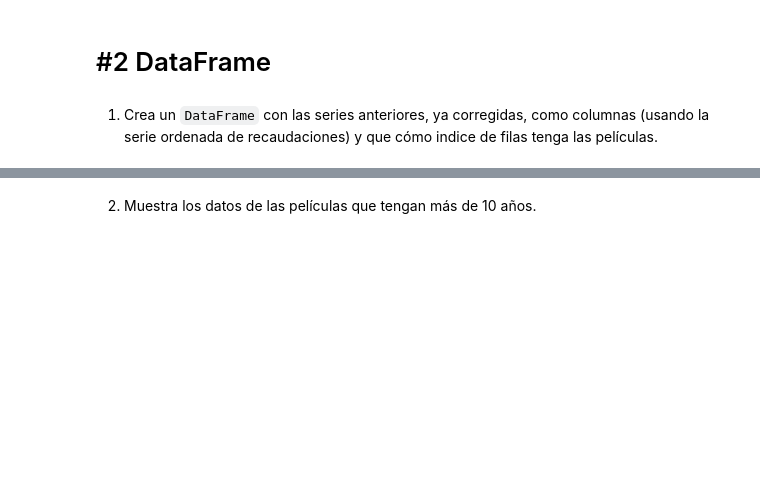
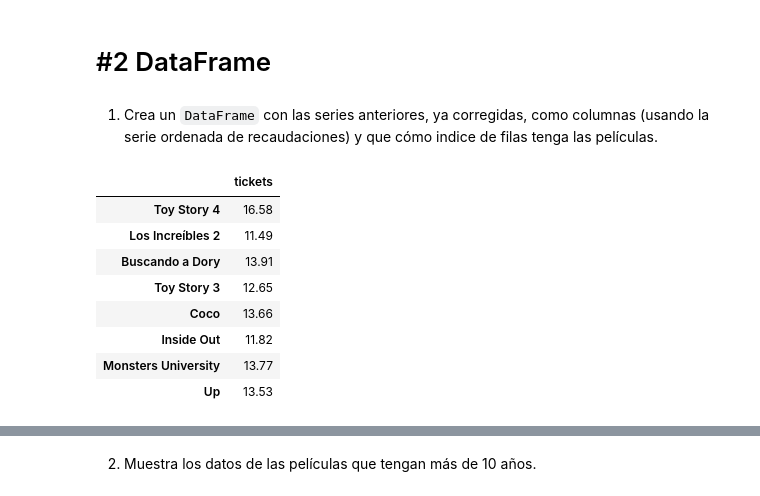
Before and after one commit to SEMAKID1312/DS-Online-Pablo-Hernandez, a Jupyter notebook: 02_Herramientas_Avanzadas/Sprint_04/Unidad_01_Pandas_I/03_Practica_Obligatoria/18_Practica_Obligatoria_Pandas_I.ipynb, the cells around one changed output, grey strips where cells are left out. Saved outputs shown, nothing was run; the diff lists cells and outputs as text; code cells hidden in the pictures; blank space fills up the shorter version.

```diff
--- a/02_Herramientas_Avanzadas/Sprint_04/Unidad_01_Pandas_I/03_Practica_Obligatoria/18_Practica_Obligatoria_Pandas_I.ipynb
+++ b/02_Herramientas_Avanzadas/Sprint_04/Unidad_01_Pandas_I/03_Practica_Obligatoria/18_Practica_Obligatoria_Pandas_I.ipynb
@@ -126,7 +158,17 @@ serie_lanzamiento.index = titulos_corregidos
 # %% [markdown]
 1. Crea un `DataFrame` con las series anteriores, ya corregidas, como columnas (usando la serie ordenada de recaudaciones) y que cómo indice de filas tenga las películas.
 # %%
-precio = round(serie_recaudaciones/espectadores,2)
+precio = round(serie_recaudaciones/serie_espectadores,2)
 serie_4_pn = np.array(precio)
 serie_4 = pd.DataFrame(serie_4_pn, columns=["tickets"], index=titulos_corregidos)
 serie_4
+# %% [output]
+|  | tickets |
+| Toy Story 4 | 16.58 |
+| Los Increíbles 2 | 11.49 |
+| Buscando a Dory | 13.91 |
+| Toy Story 3 | 12.65 |
+| Coco | 13.66 |
+| Inside Out | 11.82 |
+| Monsters University | 13.77 |
+| Up | 13.53 |
```
Also changed, not shown: parts of 8 cells of this notebook.
